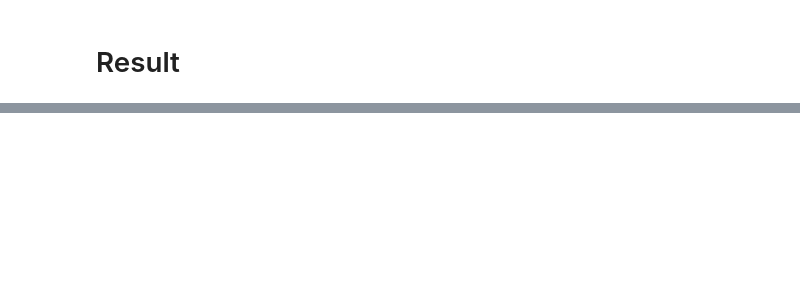
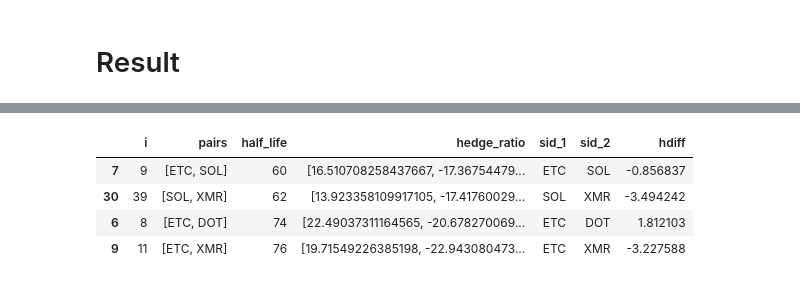
Before and after one commit to beannguyen/crypto-pair-trading, a Jupyter notebook: src/research/Live Test Crypto Pair Trading with Johansen Test.ipynb, the cells around one changed output, grey strips where cells are left out. Cells and saved outputs as stored; diff of their text form; code cells hidden in the pictures; blank space fills up the shorter version.

```diff
--- a/src/research/Live Test Crypto Pair Trading with Johansen Test.ipynb
+++ b/src/research/Live Test Crypto Pair Trading with Johansen Test.ipynb
@@ -375,0 +352,13 @@ stationary_df
+# %%
+# ignored_symbols = ['LTC', 'AVAX', 'ETC', 'XMR']
+ignored_symbols= []
+mask = ~(stationary_df['sid_1'].isin(ignored_symbols) | stationary_df['sid_2'].isin(ignored_symbols))
+filtered_df = stationary_df[mask]
+filtered_df['hdiff'] = filtered_df['hedge_ratio'].apply(lambda x: np.sum(x))
+filtered_df.query('abs(hdiff) <= 4')
+# %% [output]
+|  | i | pairs | half_life | hedge_ratio | sid_1 | sid_2 | hdiff |
+| 7 | 9 | [ETC, SOL] | 60 | [16.510708258437667, -17.36754479... | ETC | SOL | -0.856837 |
+| 30 | 39 | [SOL, XMR] | 62 | [13.923358109917105, -17.41760029... | SOL | XMR | -3.494242 |
+| 6 | 8 | [ETC, DOT] | 74 | [22.49037311164565, -20.678270069... | ETC | DOT | 1.812103 |
+| 9 | 11 | [ETC, XMR] | 76 | [19.71549226385198, -22.943080473... | ETC | XMR | -3.227588 |
```
Also changed, not shown: parts of 4 cells of this notebook, 11 other files.
